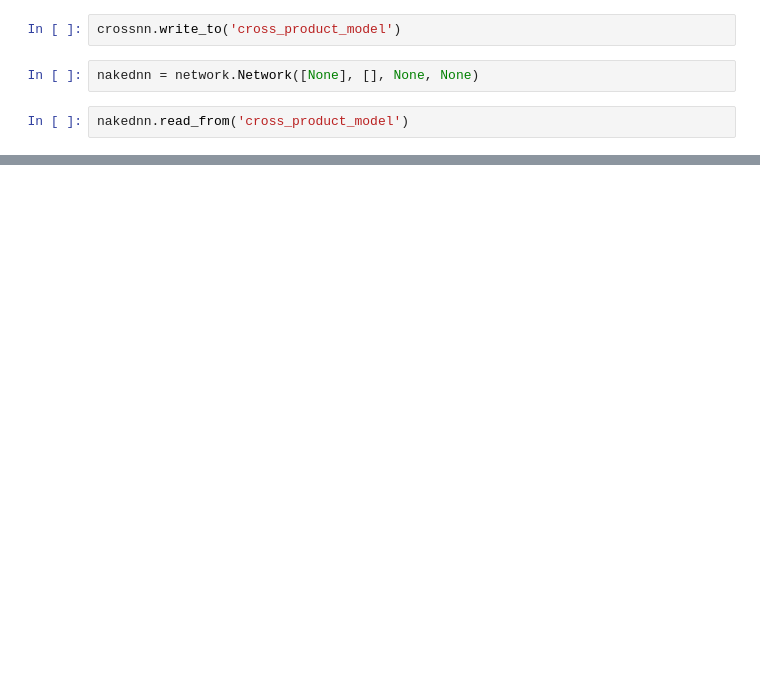
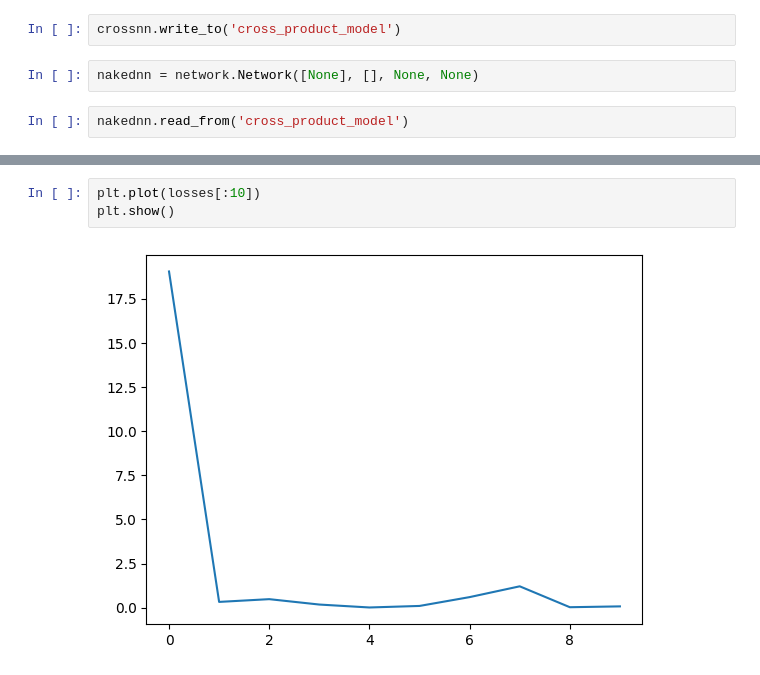
Before and after one commit to tayo4pf/axon, a Jupyter notebook: cross_product_trial.ipynb, the cells around one changed output, grey strips where cells are left out. Saved outputs shown, nothing was run; the diff lists cells and outputs as text; blank space fills up the shorter version.

```diff
--- a/cross_product_trial.ipynb
+++ b/cross_product_trial.ipynb
@@ -79,0 +84,5 @@ crossnn.visualize()
+# %%
+plt.plot(losses[:10])
+plt.show()
+# %% [output]
+[figure, added]
```
Also changed, not shown: parts of 12 cells of this notebook, 3 other files.
